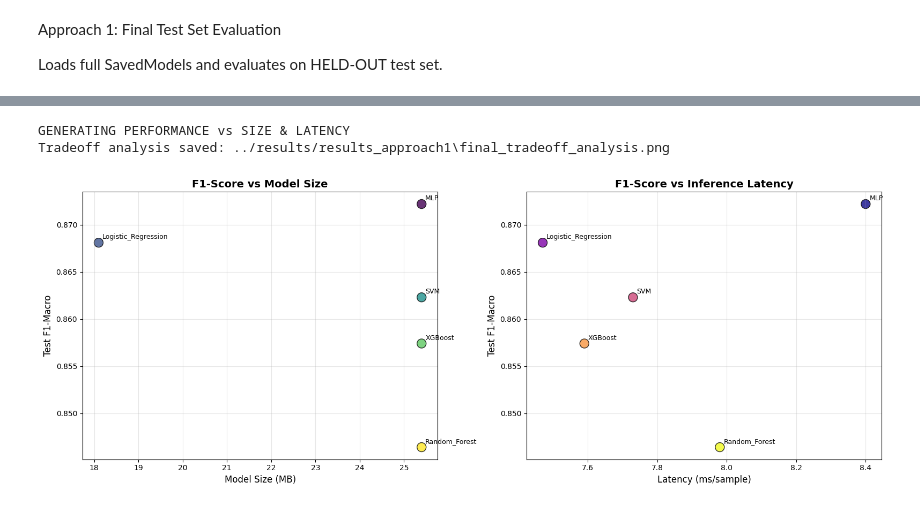
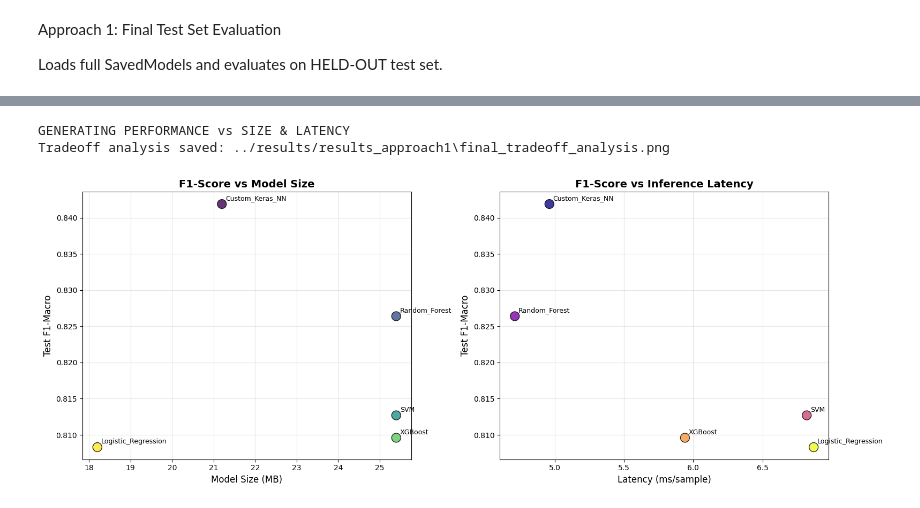
Before and after one commit to namneet8/AICapstone, a Jupyter notebook: Yamnet_transfer_learning/Approach1_notebooks/04_test_eval.ipynb, the cells around one changed output, grey strips where cells are left out. Saved outputs shown, nothing was run; the diff lists cells and outputs as text; code cells hidden in the pictures.

```diff
--- a/Yamnet_transfer_learning/Approach1_notebooks/04_test_eval.ipynb
+++ b/Yamnet_transfer_learning/Approach1_notebooks/04_test_eval.ipynb
@@ -63,7 +96,8 @@ category_mapping = {
     'car_horn': 'Car_Horn',
     'glass_breaking': 'Glass_Breaking',
     'gunshot': 'Gunshot',
-    'siren': 'Siren'
+    'siren': 'Siren',
+    'Background': 'Background'
 }
 
 raw_audio_list = []
@@ -173,7 +209,8 @@ Total models found: 5
 def run_inference(model, audio_batch):
     """Run inference on batch of 0.96s audio clips"""
     start = time.time()
-    probs = model.predict(audio_batch, verbose=0)
+    # Batch prediction
+    probs = model.predict(audio_batch, verbose=0, batch_size=32)
     latency_ms = (time.time() - start) * 1000 / len(audio_batch)
     return probs, latency_ms
 
@@ -184,14 +221,21 @@ results = []
 all_predictions = {}
 all_probabilities = {}
 
+# We collect custom objects here to pass to load_model
+custom_objs = {
+    'YamnetEmbedding': YamnetEmbedding,
+    'ScalerLayer': ScalerLayer,
+    'TemperatureSoftmax': TemperatureSoftmax
+}
+
 for model_name, model_path in model_paths.items():
     print(f"\nEvaluating: {model_name}")
 
-    # Load model
+    # Load model with ALL custom layers
     try:
         model = tf.keras.models.load_model(
             model_path,
-            custom_objects={'YamnetEmbedding': YamnetEmbedding}
+            custom_objects=custom_objs
         )
         print(f"  Model loaded successfully")
     except Exception as e:
@@ -224,7 +268,7 @@ for model_name, model_path in model_paths.items():
         'Size_MB': size_mb
     })
 
-    all_predictions[model_name] = y_pred_labels
+    all_predictions[model_name] = y_pred
     all_probabilities[model_name] = probs
 
     print(f"  Accuracy: {acc:.4f} | F1-Macro: {f1_macro:.4f} | Latency: {latency_ms:.2f} ms/sample")
@@ -391,42 +439,43 @@ Per-class metrics saved: ../results/results_approach1\final_per_class_metrics.cs
 # %%
 # ==================== PERFORMANCE TRADEOFFS ====================
 print("\nGENERATING PERFORMANCE vs SIZE & LATENCY")
 
-fig, (ax1, ax2) = plt.subplots(1, 2, figsize=(16, 6))
+if len(results_df) > 0:
+    fig, (ax1, ax2) = plt.subplots(1, 2, figsize=(16, 6))
 
-# F1 vs Size
-sizes = results_df['Size_MB']
-f1s = results_df['F1_Macro']
-models = results_df['Model']
+    # F1 vs Size
+    sizes = results_df['Size_MB']
+    f1s = results_df['F1_Macro']
+    models = results_df['Model']
 
-ax1.scatter(sizes, f1s, s=150, c=range(len(models)), cmap='viridis', alpha=0.8, edgecolors='black')
-for i, model in enumerate(models):
-    ax1.annotate(model, (sizes.iloc[i], f1s.iloc[i]),
-                xytext=(5, 5), textcoords='offset points', fontsize=9)
-ax1.set_xlabel('Model Size (MB)', fontsize=12)
-ax1.set_ylabel('Test F1-Macro', fontsize=12)
-ax1.set_title('F1-Score vs Model Size', fontsize=14, fontweight='bold')
-ax1.grid(alpha=0.3)
+    ax1.scatter(sizes, f1s, s=150, c=range(len(models)), cmap='viridis', alpha=0.8, edgecolors='black')
+    for i in range(len(models)):
+        ax1.annotate(models.iloc[i], (sizes.iloc[i], f1s.iloc[i]),
+                    xytext=(5, 5), textcoords='offset points', fontsize=9)
+    ax1.set_xlabel('Model Size (MB)', fontsize=12)
+    ax1.set_ylabel('Test F1-Macro', fontsize=12)
+    ax1.set_title('F1-Score vs Model Size', fontsize=14, fontweight='bold')
+    ax1.grid(alpha=0.3)
 
-# F1 vs Latency
-latency = results_df['Latency_ms_per_sample']
-ax2.scatter(latency, f1s, s=150, c=range(len(models)), cmap='plasma', alpha=0.8, edgecolors='black')
-for i, model in enumerate(models):
-    ax2.annotate(model, (latency.iloc[i], f1s.iloc[i]),
-                xytext=(5, 5), textcoords='offset points', fontsize=9)
-ax2.set_xlabel('Latency (ms/sample)', fontsize=12)
-ax2.set_ylabel('Test F1-Macro', fontsize=12)
-ax2.set_title('F1-Score vs Inference Latency', fontsize=14, fontweight='bold')
-ax2.grid(alpha=0.3)
+    # F1 vs Latency
+    latency = results_df['Latency_ms_per_sample']
+    ax2.scatter(latency, f1s, s=150, c=range(len(models)), cmap='plasma', alpha=0.8, edgecolors='black')
+    for i in range(len(models)):
+        ax2.annotate(models.iloc[i], (latency.iloc[i], f1s.iloc[i]),
+                    xytext=(5, 5), textcoords='offset points', fontsize=9)
+    ax2.set_xlabel('Latency (ms/sample)', fontsize=12)
+    ax2.set_ylabel('Test F1-Macro', fontsize=12)
+    ax2.set_title('F1-Score vs Inference Latency', fontsize=14, fontweight='bold')
+    ax2.grid(alpha=0.3)
 
-plt.tight_layout()
-tradeoff_path = os.path.join(RESULTS_DIR, 'final_tradeoff_analysis.png')
-plt.savefig(tradeoff_path, dpi=300, bbox_inches='tight')
-print(f"Tradeoff analysis saved: {tradeoff_path}")
-plt.show()
+    plt.tight_layout()
+    tradeoff_path = os.path.join(RESULTS_DIR, 'final_tradeoff_analysis.png')
+    plt.savefig(tradeoff_path, dpi=300, bbox_inches='tight')
+    print(f"Tradeoff analysis saved: {tradeoff_path}")
+    plt.show()
 # %% [output]
 GENERATING PERFORMANCE vs SIZE & LATENCY
 Tradeoff analysis saved: ../results/results_approach1\final_tradeoff_analysis.png
-[figure, old version]
+[figure, new version]
 # %%
 # ==================== FINAL REPORT ====================
```
Also changed, not shown: parts of 11 cells of this notebook, 12 other files.
